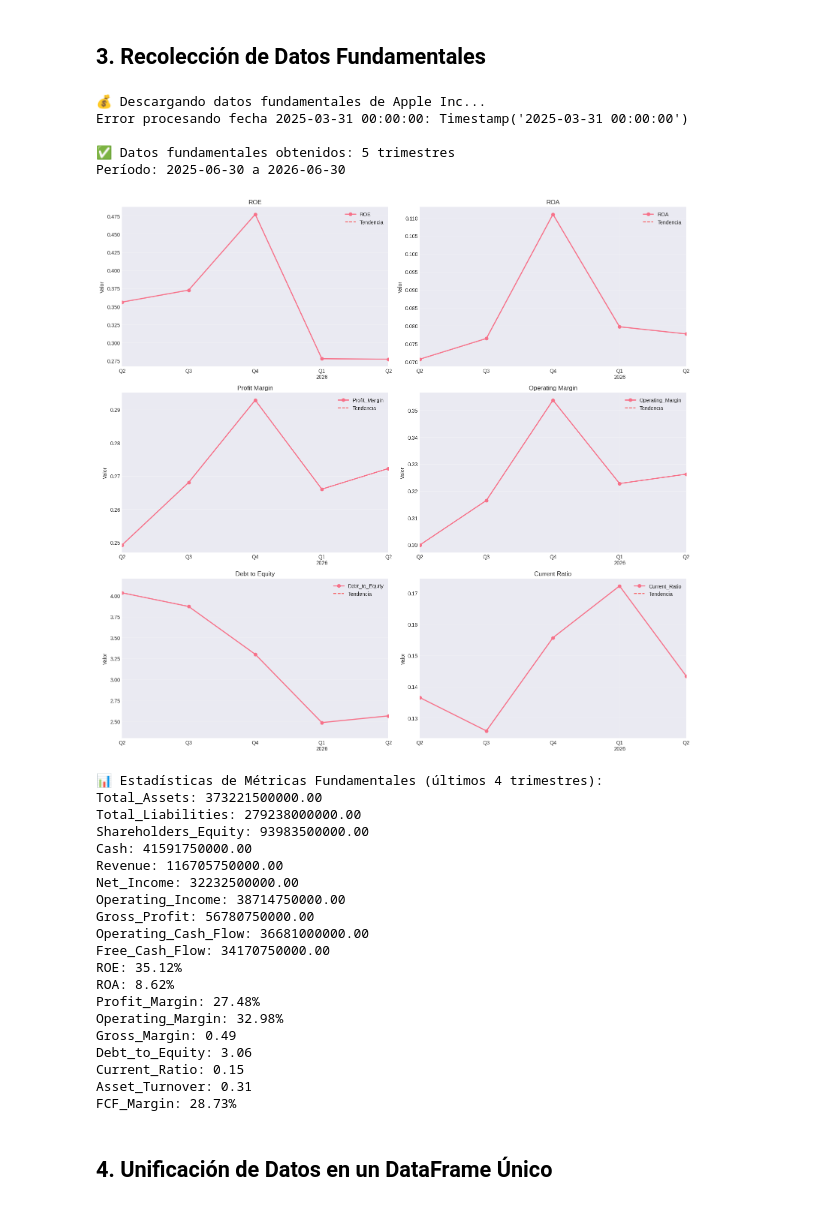
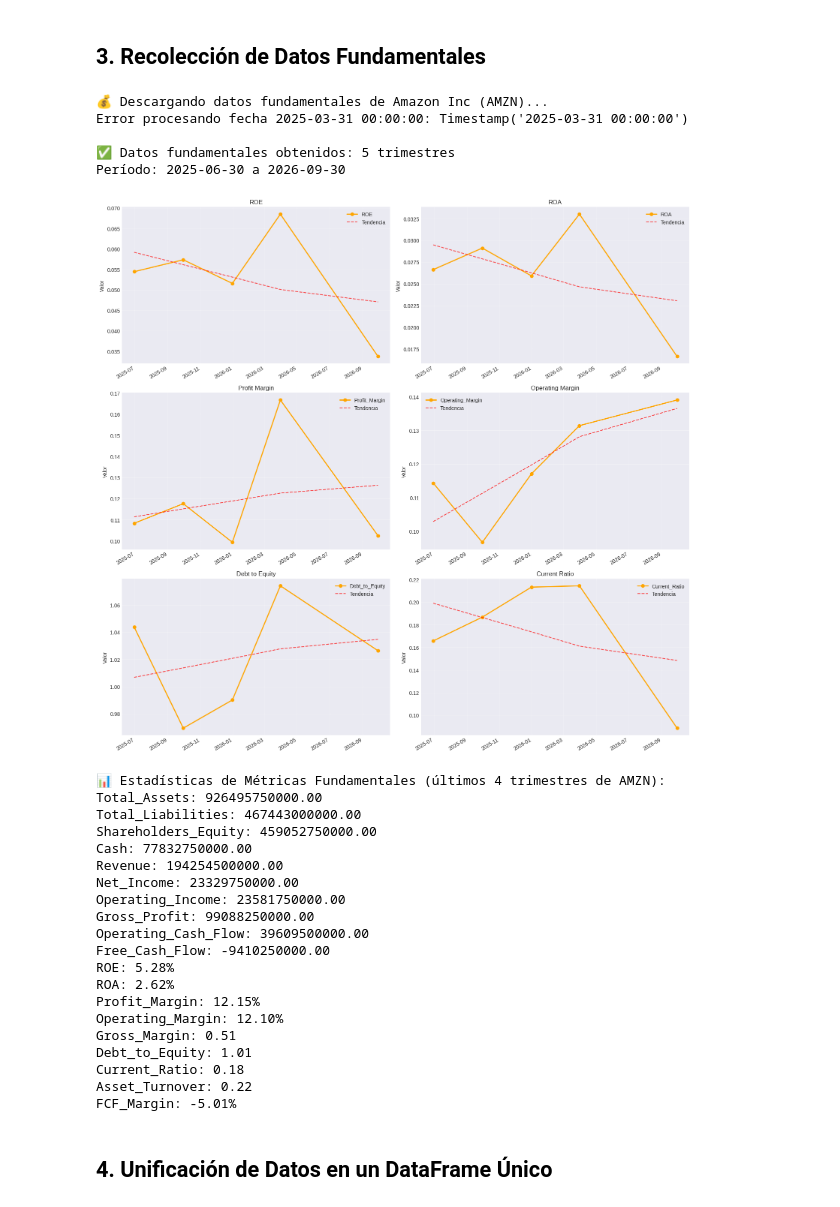
Before and after one commit to ajustogonzalez/Activ-2_ModeloFin, a Jupyter notebook: Copia_de_Actividad_2__Master.ipynb, the cells around one changed output. Saved outputs shown, nothing was run; the diff lists cells and outputs as text; code cells hidden in the pictures.

```diff
--- a/Copia_de_Actividad_2__Master.ipynb
+++ b/Copia_de_Actividad_2__Master.ipynb
@@ -499,10 +593,10 @@ Stochastic %K        94.58    Sobrecompra
 ## 3. Recolección de Datos Fundamentales
 # %%
 # Celda 7: Descarga y procesamiento de datos fundamentales
-print("💰 Descargando datos fundamentales de Apple Inc...")
+print("💰 Descargando datos fundamentales de Amazon Inc (AMZN)...")
 
 # Obtener información de la empresa
-apple = yf.Ticker("AAPL")
+apple = yf.Ticker("AMZN")
 
 # Obtener estados financieros
 try:
@@ -596,65 +690,64 @@ except Exception as e:
 fig, axes = plt.subplots(3, 2, figsize=(16, 15))
 axes = axes.ravel()
 
-# Seleccionar métricas clave para visualizar
 key_metrics = ['ROE', 'ROA', 'Profit_Margin', 'Operating_Margin',
                'Debt_to_Equity', 'Current_Ratio']
 
 for i, metric in enumerate(key_metrics):
     if metric in fundamental_metrics.columns:
         ax = axes[i]
-        fundamental_metrics[metric].plot(ax=ax, marker='o', linewidth=2, markersize=6)
+        fundamental_metrics[metric].plot(ax=ax, marker='o', linewidth=2, markersize=6, color='orange')
         ax.set_title(f'{metric.replace("_", " ")}', fontsize=12)
         ax.set_ylabel('Valor')
         ax.grid(True, alpha=0.3)
 
         # Añadir línea de tendencia
         z = np.polyfit(range(len(fundamental_metrics)),
                       fundamental_metrics[metric].fillna(method='ffill'), 1)
         p = np.poly1d(z)
         ax.plot(fundamental_metrics.index,
                p(range(len(fundamental_metrics))),
                "--", color='red', alpha=0.7, label='Tendencia')
         ax.legend()
 
 plt.tight_layout()
 plt.show()
 
 # Estadísticas resumen
-print("\n📊 Estadísticas de Métricas Fundamentales (últimos 4 trimestres):")
+print("\n📊 Estadísticas de Métricas Fundamentales (últimos 4 trimestres de AMZN):")
 recent_fundamentals = fundamental_metrics.iloc[-4:].mean()
 for metric, value in recent_fundamentals.items():
     if metric in ['ROE', 'ROA', 'Profit_Margin', 'Operating_Margin', 'FCF_Margin']:
         print(f"{metric}: {value:.2%}")
     else:
         print(f"{metric}: {value:.2f}")
 # %% [output]
-💰 Descargando datos fundamentales de Apple Inc...
+💰 Descargando datos fundamentales de Amazon Inc (AMZN)...
 Error procesando fecha 2025-03-31 00:00:00: Timestamp('2025-03-31 00:00:00')
 
 ✅ Datos fundamentales obtenidos: 5 trimestres
-Período: 2025-06-30 a 2026-06-30
+Período: 2025-06-30 a 2026-09-30
-[figure, old version]
+[figure, new version]
-📊 Estadísticas de Métricas Fundamentales (últimos 4 trimestres):
-Total_Assets: 373221500000.00
-Total_Liabilities: 279238000000.00
-Shareholders_Equity: 93983500000.00
-Cash: 41591750000.00
-Revenue: 116705750000.00
-Net_Income: 32232500000.00
-Operating_Income: 38714750000.00
-Gross_Profit: 56780750000.00
-Operating_Cash_Flow: 36681000000.00
-Free_Cash_Flow: 34170750000.00
-ROE: 35.12%
-ROA: 8.62%
-Profit_Margin: 27.48%
-Operating_Margin: 32.98%
-Gross_Margin: 0.49
-Debt_to_Equity: 3.06
-Current_Ratio: 0.15
-Asset_Turnover: 0.31
-FCF_Margin: 28.73%
+📊 Estadísticas de Métricas Fundamentales (últimos 4 trimestres de AMZN):
+Total_Assets: 926495750000.00
+Total_Liabilities: 467443000000.00
+Shareholders_Equity: 459052750000.00
+Cash: 77832750000.00
+Revenue: 194254500000.00
+Net_Income: 23329750000.00
+Operating_Income: 23581750000.00
+Gross_Profit: 99088250000.00
+Operating_Cash_Flow: 39609500000.00
+Free_Cash_Flow: -9410250000.00
+ROE: 5.28%
+ROA: 2.62%
+Profit_Margin: 12.15%
+Operating_Margin: 12.10%
+Gross_Margin: 0.51
+Debt_to_Equity: 1.01
+Current_Ratio: 0.18
+Asset_Turnover: 0.22
+FCF_Margin: -5.01%
 # %% [markdown]
 ## 4. Unificación de Datos en un DataFrame Único
 # %%
```
Also changed, not shown: parts of 19 cells of this notebook.
